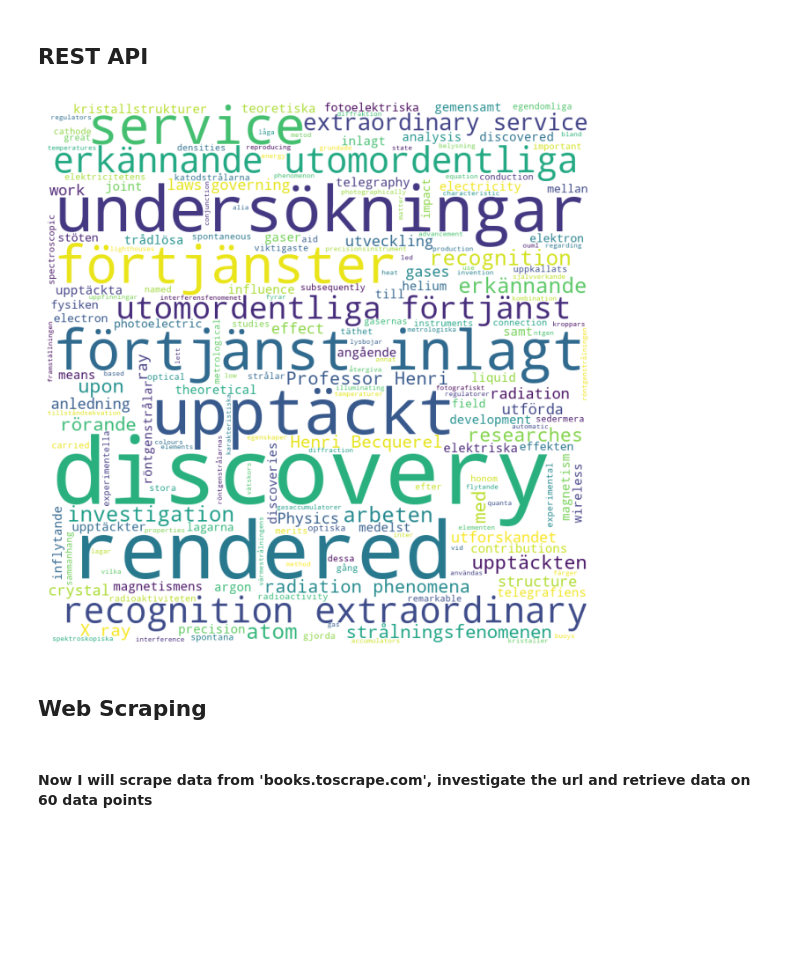
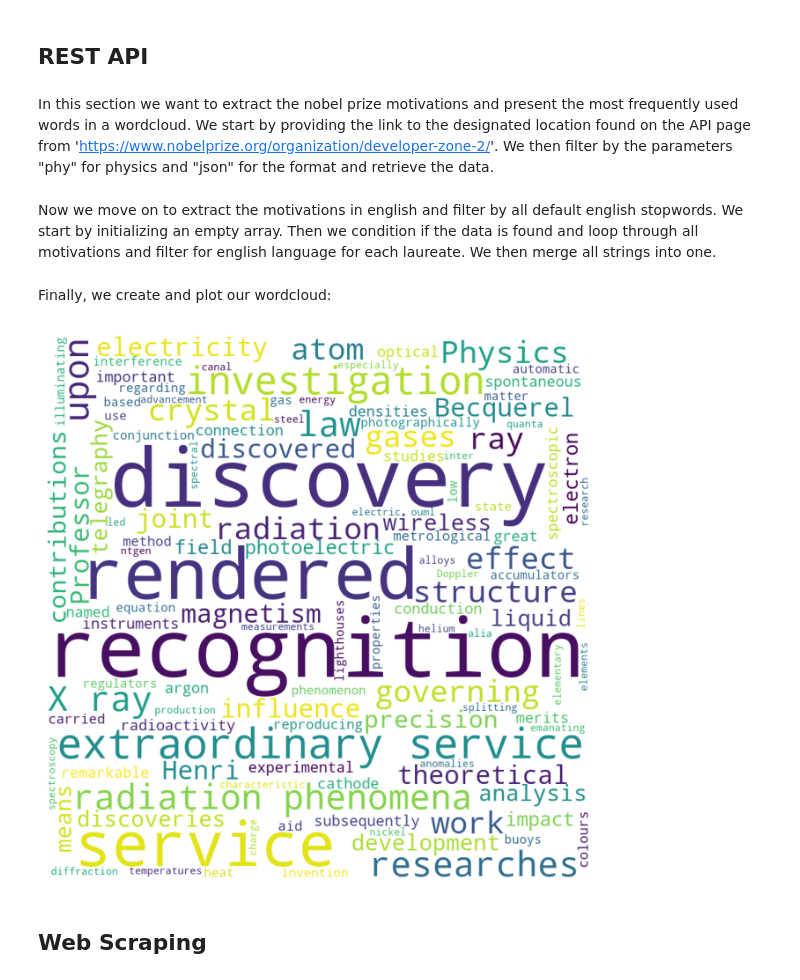
Before and after one commit to Fjljp/su-mt4007, a Jupyter notebook: HW5/HW5.ipynb, the cells around one changed output. Cells and saved outputs as stored; diff of their text form; code cells hidden in the pictures; blank space fills up the shorter version.

```diff
--- a/HW5/HW5.ipynb
+++ b/HW5/HW5.ipynb
@@ -1,5 +1,7 @@
 # %% [markdown]
 ## REST API
+# %% [markdown]
+In this section we want to extract the nobel prize motivations and present the most frequently used words in a wordcloud. We start by providing the link to the designated location found on the API page from 'https://www.nobelprize.org/organization/developer-zone-2/'. We then filter by the parameters "phy" for physics and "json" for the format and retrieve the data.
 # %%
 import requests
 
@@ -11,7 +13,10 @@ response = requests.get(url, params=parameters)
 # retrieve data
 data = response.json()
 #print(data)
+# %% [markdown]
+Now we move on to extract the motivations in english and filter by all default english stopwords. We start by initializing an empty array. Then we condition if the data is found and loop through all motivations and filter for english language for each laureate. We then merge all strings into one.
 # %%
+from langdetect import detect
 from wordcloud import STOPWORDS
 # initialze empty array
 motivations = []
@@ -23,40 +28,34 @@ if data:
          # get laureate ('prize taker') if available, return empty array otherwise
         for laureate in prize.get("laureates", []):
             # if motivation is stored, retrieve it
+            #motivation = laureate.get("motivation", {}).get("text", "")
             motivation = laureate.get("motivation", {}).values()
             motivations.extend(motivation)
+            motivations = [text for text in motivations if detect(text) == 'en']
 
 # merge all motivations to one string
 all_motivations = " ".join(motivations)
 
+stopwords = set(STOPWORDS)
 
-# set stopwords to ignore
-stopwords = {'och', 'ett', 'att', 'såsom', 'genom', 'sina', 'av', 'på', 'en', 'som','för','den',
-'ge','om','hos','över','alla','de','han','hans','därmed','deras',''}
-# remove all stopwords default in english and our list with swedish words
-stopwords2 = set(STOPWORDS).union(stopwords)
-
-# split words into strings, remove the ones in the stopwords set and merge the rest
-motivations2 = " ".join(
-    word for word in all_motivations.split() if word.lower() not in stopwords2
-)
+all_motivations = " ".join(motivations)
+# %% [markdown]
+Finally, we create and plot our wordcloud:
 # %%
 from wordcloud import WordCloud
 import matplotlib.pyplot as plt
 
 # create the word cloud
 wordcloud = WordCloud(width=800, height=800,
                       background_color='white',
-                      min_font_size=10).generate(motivations2)
+                      min_font_size=10).generate(all_motivations)
 
 # plot results
 plt.figure(figsize=(8, 8), facecolor=None)
 plt.imshow(wordcloud)
 plt.axis("off")
 plt.show()
 # %% [output]
-[figure, old version]
+[figure, new version]
 # %% [markdown]
 ## Web Scraping
-# %% [markdown]
-#### Now I will scrape data from 'books.toscrape.com', investigate the url and retrieve data on 60 data points
```
Also changed, not shown: parts of 3 cells of this notebook.
